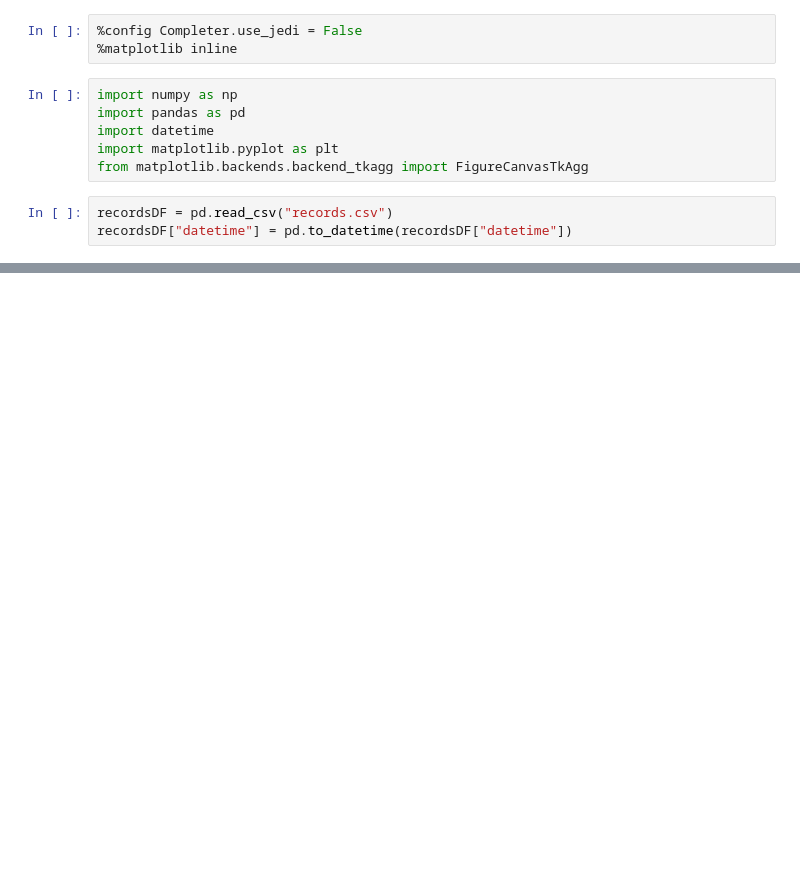
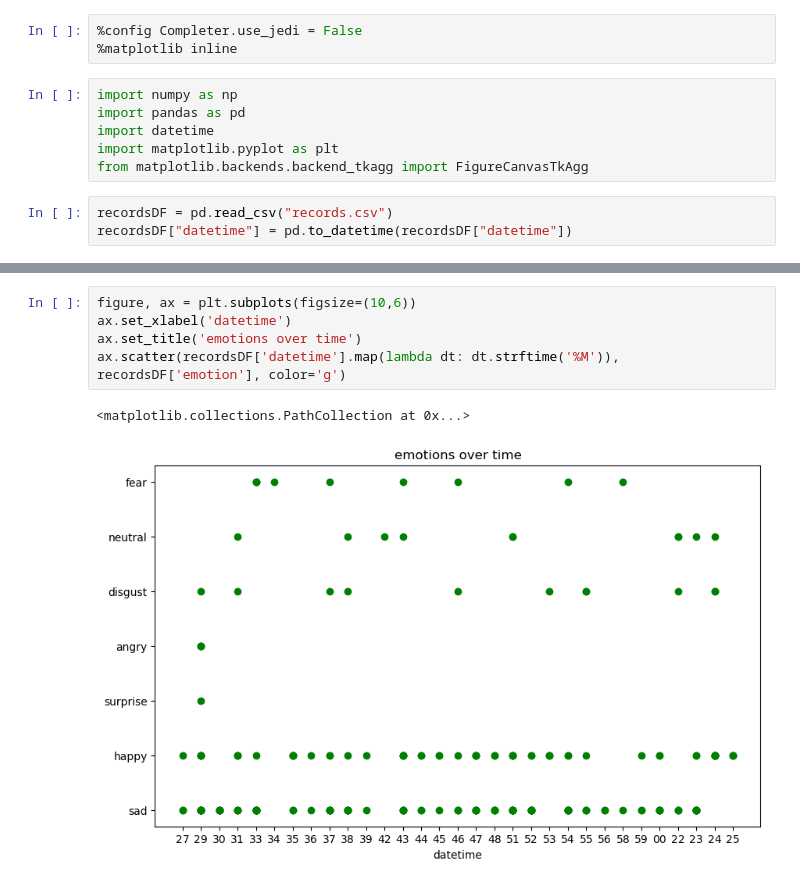
Before and after one commit to dominic-hill1/emotion-recognition-system, a Jupyter notebook: graphing.ipynb, the cells around one changed output, grey strips where cells are left out. Cells and saved outputs as stored; diff of their text form; blank space fills up the shorter version.

Commit message:
saved graphing notebook

```diff
--- a/graphing.ipynb
+++ b/graphing.ipynb
@@ -20,0 +21,8 @@ ax.scatter(recordsDF['datetime'].map(lambda dt: dt.strftime('%H-%m-%S')), record
+# %%
+figure, ax = plt.subplots(figsize=(10,6))
+ax.set_xlabel('datetime')
+ax.set_title('emotions over time')
+ax.scatter(recordsDF['datetime'].map(lambda dt: dt.strftime('%M')), recordsDF['emotion'], color='g')
+# %% [output]
+<matplotlib.collections.PathCollection at 0x...>
+[figure, added]
```
Also changed, not shown: parts of 3 cells of this notebook, 1 other file.
